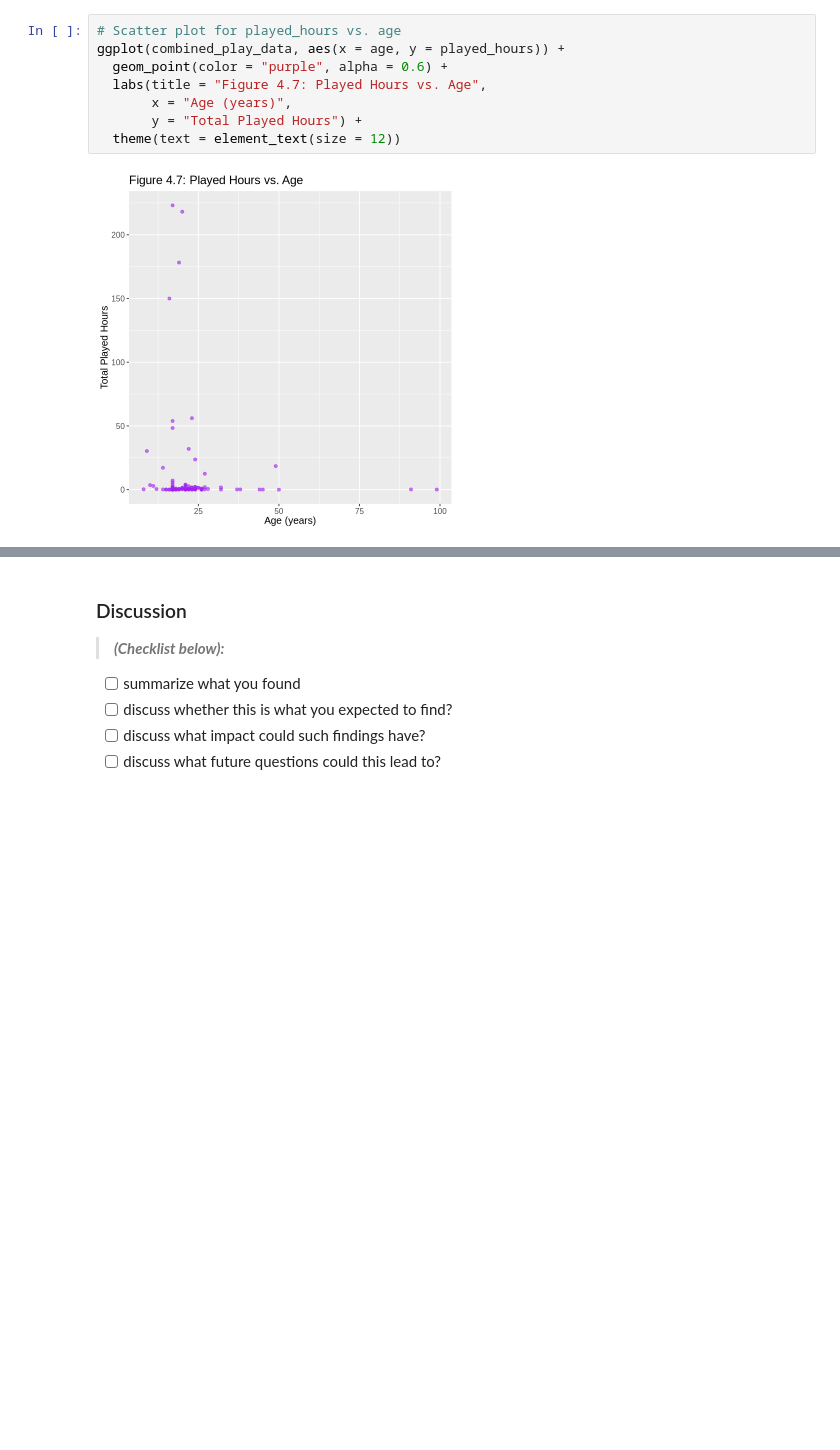
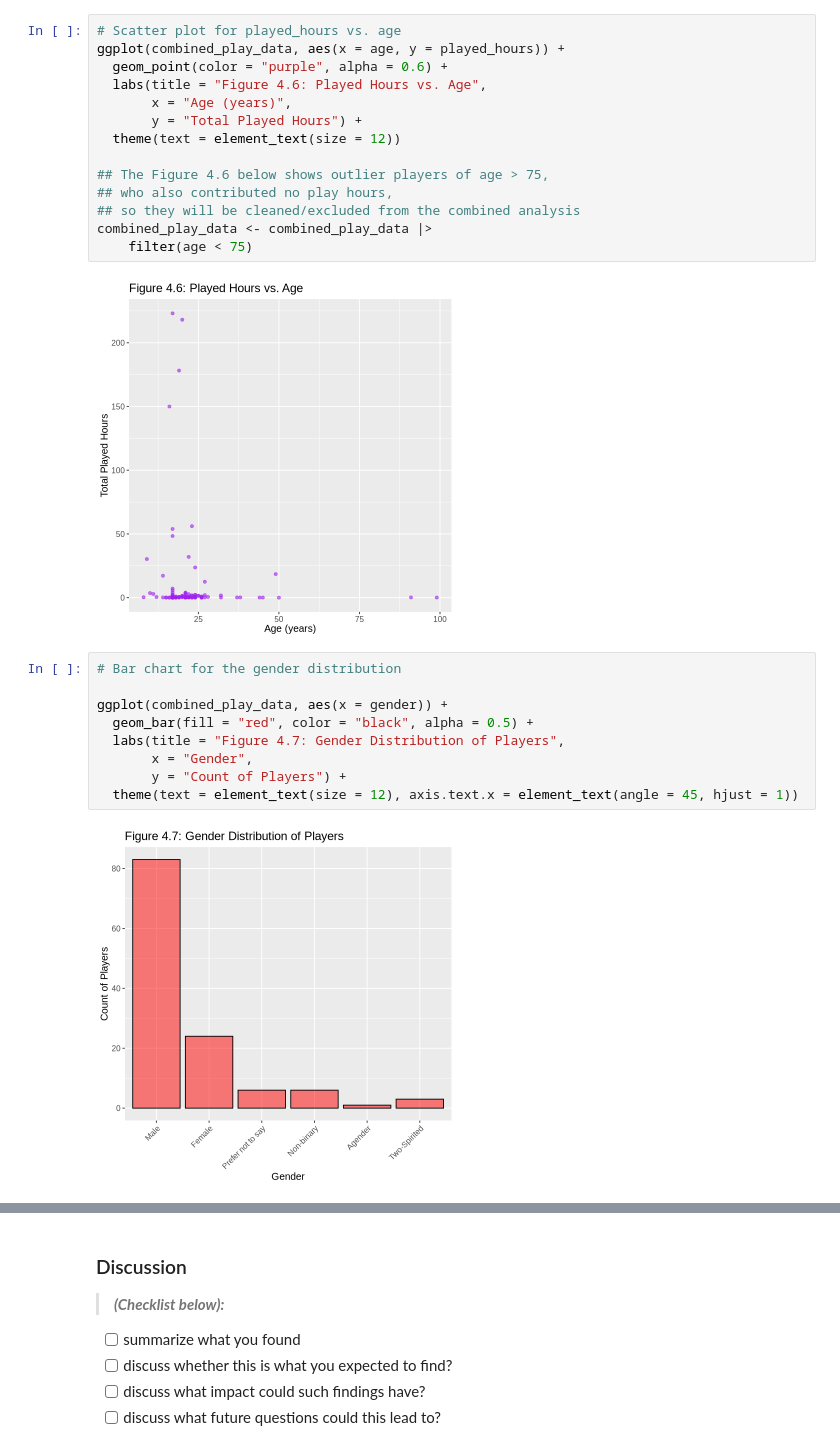
Before and after one commit to JosFen/Data-Science-Project-on-Minecraft-players-on-PlaiAI, a Jupyter notebook: project_final.ipynb, the cells around one changed output, grey strips where cells are left out. Drawn from its saved outputs; the diff is of its cells as text; blank space fills up the shorter version.

Commit message:
finish general  data analysis

```diff
--- a/project_final.ipynb
+++ b/project_final.ipynb
@@ -303,9 +332,26 @@ ggplot(combined_play_data, aes(x = gender)) +
 # Scatter plot for played_hours vs. age
 ggplot(combined_play_data, aes(x = age, y = played_hours)) +
   geom_point(color = "purple", alpha = 0.6) +
-  labs(title = "Figure 4.7: Played Hours vs. Age",
+  labs(title = "Figure 4.6: Played Hours vs. Age",
        x = "Age (years)",
        y = "Total Played Hours") +
   theme(text = element_text(size = 12))
+
+## The Figure 4.6 below shows outlier players of age > 75,
+## who also contributed no play hours,
+## so they will be cleaned/excluded from the combined analysis
+combined_play_data <- combined_play_data |>
+    filter(age < 75)
 # %% [output]
 [figure]
+# %%
+# Bar chart for the gender distribution
+
+ggplot(combined_play_data, aes(x = gender)) +
+  geom_bar(fill = "red", color = "black", alpha = 0.5) +
+  labs(title = "Figure 4.7: Gender Distribution of Players",
+       x = "Gender",
+       y = "Count of Players") +
+  theme(text = element_text(size = 12), axis.text.x = element_text(angle = 45, hjust = 1))
+# %% [output]
+[figure, new version]
```
Also changed, not shown: parts of 13 cells of this notebook.
